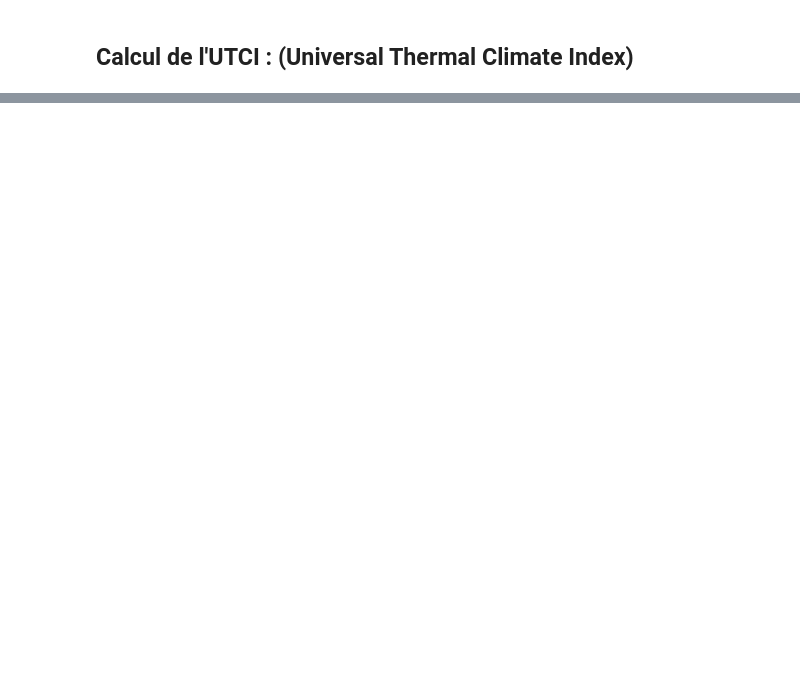
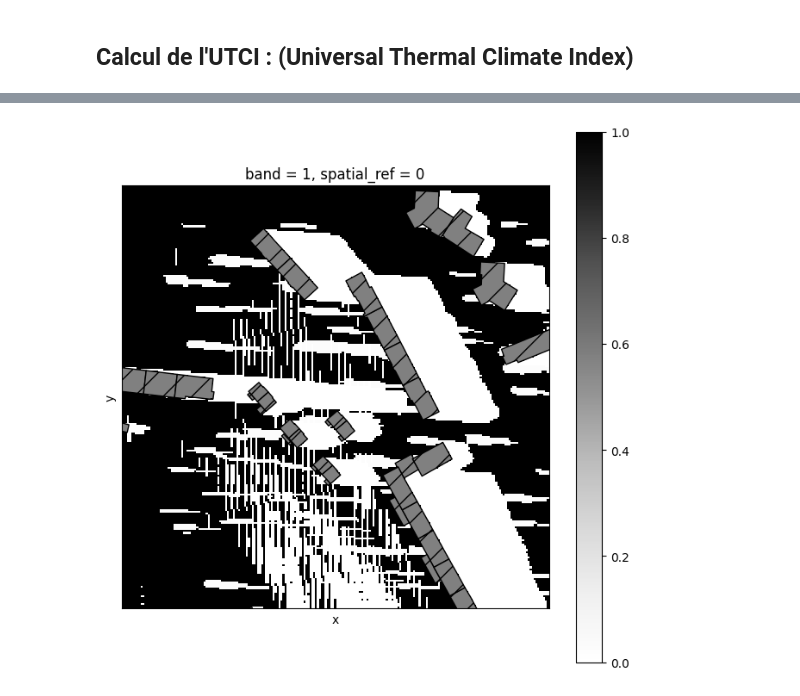
Before and after one commit to lkaucz/Pymdu_Lyon, a Jupyter notebook: Demo_PyMDU_Atelier.ipynb, the cells around one changed output, grey strips where cells are left out. Drawn from its saved outputs; the diff is of its cells as text; code cells hidden in the pictures; blank space fills up the shorter version.

```diff
--- a/Demo_PyMDU_Atelier.ipynb
+++ b/Demo_PyMDU_Atelier.ipynb
@@ -886,14 +1078,16 @@ plt.show()
 # %%
-SHD_PATH = os.path.join(output_path, 'Shadow_2018_181_1660D.tif')
+SHD_PATH = os.path.join(output_path, 'Shadow_2017_181_1660D.tif')
 SHD_dataset = rioxarray.open_rasterio(SHD_PATH)
 shading_mask = SHD_dataset.data[0]
 
 fig, ax = plt.subplots(figsize=(8, 8))
 ax.set_xticks([])
 ax.set_yticks([])
 SHD_dataset.plot(ax=ax, cmap = 'Greys')
 buildings_gdf.plot(ax=ax, color='grey', edgecolor='k', hatch='/')
 plt.show()
+# %% [output]
+[figure, added]
 # %%
 utci_out = UTCI_dataset.data[0].copy()
 
```
Also changed, not shown: parts of 31 cells of this notebook, 33 other files.
